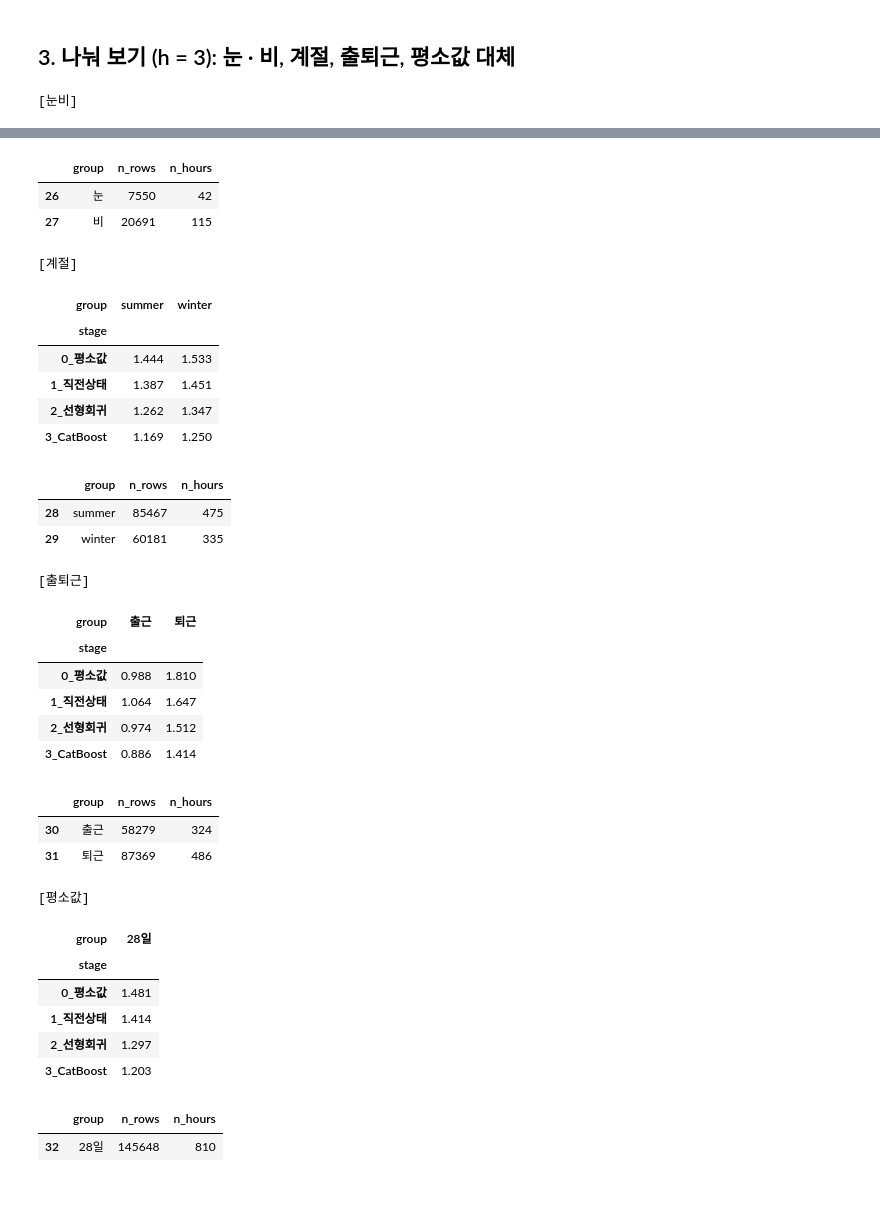
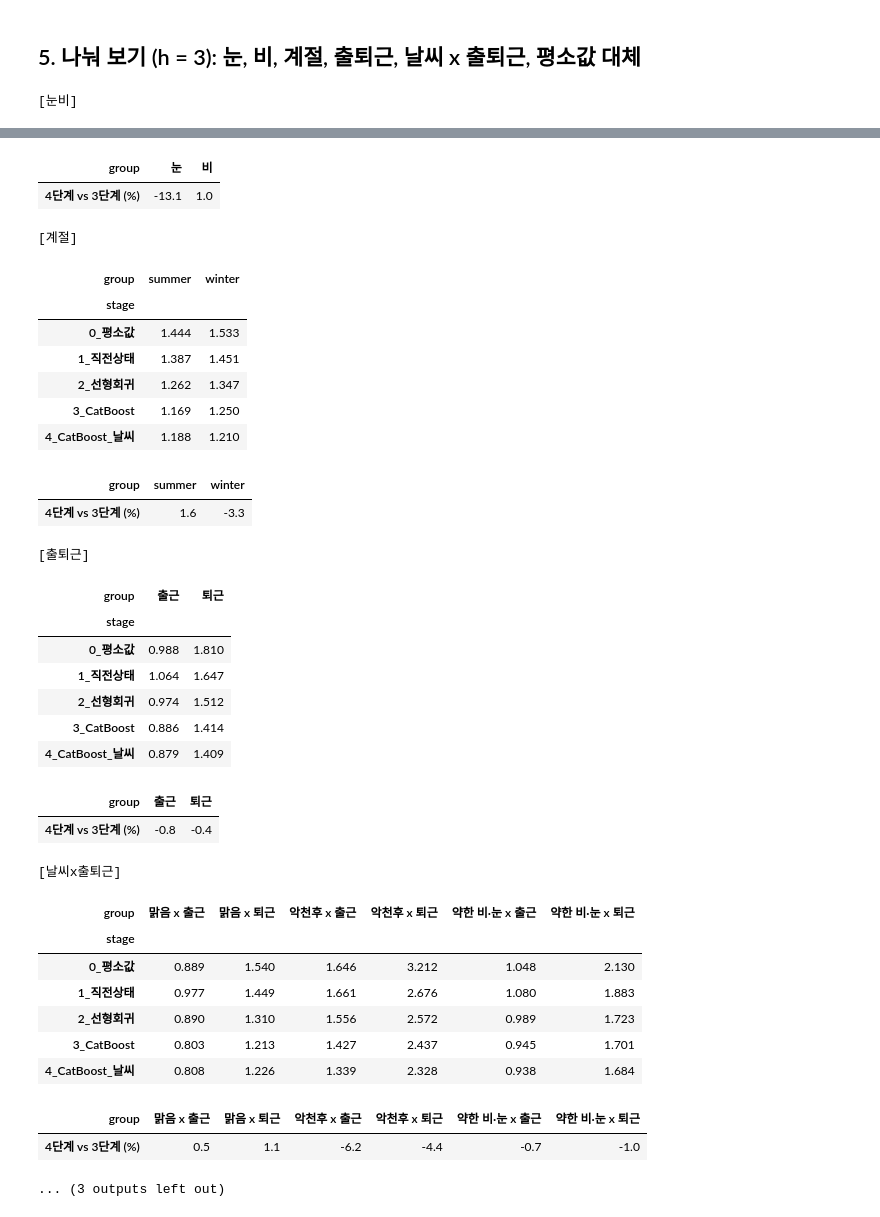
Before and after one commit to data-crawling-6/seoul-weather-traffic, a Jupyter notebook: notebooks/02_analysis/kmj_prediction.ipynb, the cells around one changed output, grey strips where cells are left out. Drawn from its saved outputs; the diff is of its cells as text; code cells hidden in the pictures.

```diff
--- a/notebooks/02_analysis/kmj_prediction.ipynb
+++ b/notebooks/02_analysis/kmj_prediction.ipynb
@@ -14,5 +17,5 @@
 # %%
-RUN_BUILD = False  # True로 바꿀 때만 학습 · 평가를 다시 돌려 결과 파일을 덮어쓴다 (몇 분 걸림)
+RUN_BUILD = False  # True로 바꿀 때만 학습, 평가를 다시 돌려 결과 파일을 덮어쓴다 (몇 분 걸림)
 
 import json
 import subprocess
@@ -34,5 +37,17 @@ else:
 m = pd.read_csv(ROOT / 'outputs' / 'tables' / 'prediction_dev_metrics.csv')
 log = json.loads((ROOT / 'logs' / 'kmj' / 'prediction' / 'prediction.json').read_text(encoding='utf-8'))
 print('실행:', log['run_at'], '| 행 수:', log['rows'], '| 정답 빈 행 제외:', log['dropped_no_target'])
+
+STAGES = ['0_평소값', '1_직전상태', '2_선형회귀', '3_CatBoost', '4_CatBoost_날씨']
+CB = ['3_CatBoost', '4_CatBoost_날씨']
+
+
+def view(gtype, horizon='3', stages=STAGES, value='mae_min'):
+    t = m[(m['group_type'] == gtype) & (m['horizon'] == horizon) & m['stage'].isin(stages)]
+    return t.pivot(index='stage', columns='group', values=value).reindex(stages)
+
+
+def change(t, base='3_CatBoost', new='4_CatBoost_날씨'):
+    return ((t.loc[new] / t.loc[base] - 1) * 100).round(1).rename('4단계 vs 3단계 (%)')
 # %% [output]
 RUN_BUILD = False (저장된 결과를 읽기만)
@@ -89,0 +116,14 @@ plt.tight_layout()
+# %%
+print('기준:', log['weight_rule'], '| 고른 값:', log['picked_weight'],
+      '| 가중치를 받은 학습 행 비율:', log['weighted_train_share'])
+rows = []
+for h in ['3', '전체']:
+    for wt in [1, 2, 3]:
+        names = {st: st if wt == 1 else f'{st}_가중{wt}' for st in CB}
+        t = pd.concat([view(g, h, list(names.values())) for g in ['전체', '날씨', '눈비']], axis=1)
+        s3, s4 = t.loc[names['3_CatBoost']], t.loc[names['4_CatBoost_날씨']]
+        rows.append({'h': h, '가중치': wt, '3단계 악천후': s3['악천후'], '4단계 악천후': s4['악천후'],
+                     '4 vs 3 악천후 (%)': (s4['악천후'] / s3['악천후'] - 1) * 100,
+                     '3단계 맑음': s3['맑음'], '4단계 맑음': s4['맑음'],
+                     '3단계 전체': s3['전체'], '4단계 전체': s4['전체']})
+pd.DataFrame(rows).round(3)
@@ -90,11 +179,11 @@ plt.tight_layout()
 # %% [markdown]
-## 3. 나눠 보기 (h = 3): 눈 · 비, 계절, 출퇴근, 평소값 대체
+## 5. 나눠 보기 (h = 3): 눈, 비, 계절, 출퇴근, 날씨 x 출퇴근, 평소값 대체
 # %%
-for gtype in ['눈비', '계절', '출퇴근', '평소값']:
-    t = m.query("group_type == @gtype and horizon == '3'")
+for gtype in ['눈비', '계절', '출퇴근', '날씨x출퇴근', '평소값']:
+    t = view(gtype)
     print(f'[{gtype}]')
-    display(t.pivot(index='stage', columns='group', values='mae_min').round(3))
-    display(t.drop_duplicates('group')[['group', 'n_rows', 'n_hours']])
+    display(t.round(3))
+    display(change(t).to_frame().T)
 # %% [output]
 [눈비]
 | group | 눈 | 비 |
@@ -106,32 +196,33 @@ for gtype in ['눈비', '계절', '출퇴근', '평소값']:
-|  | group | n_rows | n_hours |
-| 26 | 눈 | 7550 | 42 |
-| 27 | 비 | 20691 | 115 |
+| group | 눈 | 비 |
+| 4단계 vs 3단계 (%) | -13.1 | 1.0 |
 [계절]
 | group | summer | winter |
 | stage |  |  |
 | 0_평소값 | 1.444 | 1.533 |
 | 1_직전상태 | 1.387 | 1.451 |
 | 2_선형회귀 | 1.262 | 1.347 |
 | 3_CatBoost | 1.169 | 1.250 |
+| 4_CatBoost_날씨 | 1.188 | 1.210 |
-|  | group | n_rows | n_hours |
-| 28 | summer | 85467 | 475 |
-| 29 | winter | 60181 | 335 |
+| group | summer | winter |
+| 4단계 vs 3단계 (%) | 1.6 | -3.3 |
 [출퇴근]
 | group | 출근 | 퇴근 |
 | stage |  |  |
 | 0_평소값 | 0.988 | 1.810 |
 | 1_직전상태 | 1.064 | 1.647 |
 | 2_선형회귀 | 0.974 | 1.512 |
 | 3_CatBoost | 0.886 | 1.414 |
+| 4_CatBoost_날씨 | 0.879 | 1.409 |
-|  | group | n_rows | n_hours |
-| 30 | 출근 | 58279 | 324 |
-| 31 | 퇴근 | 87369 | 486 |
+| group | 출근 | 퇴근 |
+| 4단계 vs 3단계 (%) | -0.8 | -0.4 |
-[평소값]
+[날씨x출퇴근]
-| group | 28일 |
-| stage |  |
-| 0_평소값 | 1.481 |
-| 1_직전상태 | 1.414 |
-| 2_선형회귀 | 1.297 |
-| 3_CatBoost | 1.203 |
+| group | 맑음 x 출근 | 맑음 x 퇴근 | 악천후 x 출근 | 악천후 x 퇴근 | 약한 비·눈 x 출근 | 약한 비·눈 x 퇴근 |
+| stage |  |  |  |  |  |  |
+| 0_평소값 | 0.889 | 1.540 | 1.646 | 3.212 | 1.048 | 2.130 |
+| 1_직전상태 | 0.977 | 1.449 | 1.661 | 2.676 | 1.080 | 1.883 |
+| 2_선형회귀 | 0.890 | 1.310 | 1.556 | 2.572 | 0.989 | 1.723 |
+| 3_CatBoost | 0.803 | 1.213 | 1.427 | 2.437 | 0.945 | 1.701 |
+| 4_CatBoost_날씨 | 0.808 | 1.226 | 1.339 | 2.328 | 0.938 | 1.684 |
-|  | group | n_rows | n_hours |
-| 32 | 28일 | 145648 | 810 |
+| group | 맑음 x 출근 | 맑음 x 퇴근 | 악천후 x 출근 | 악천후 x 퇴근 | 약한 비·눈 x 출근 | 약한 비·눈 x 퇴근 |
+| 4단계 vs 3단계 (%) | 0.5 | 1.1 | -6.2 | -4.4 | -0.7 | -1.0 |
+... (3 outputs left out)
```
Also changed, not shown: parts of 23 cells of this notebook, 3 other files.
